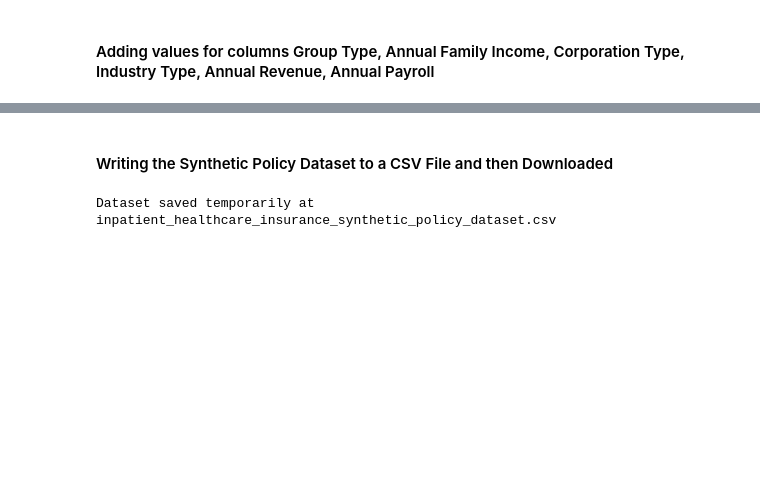
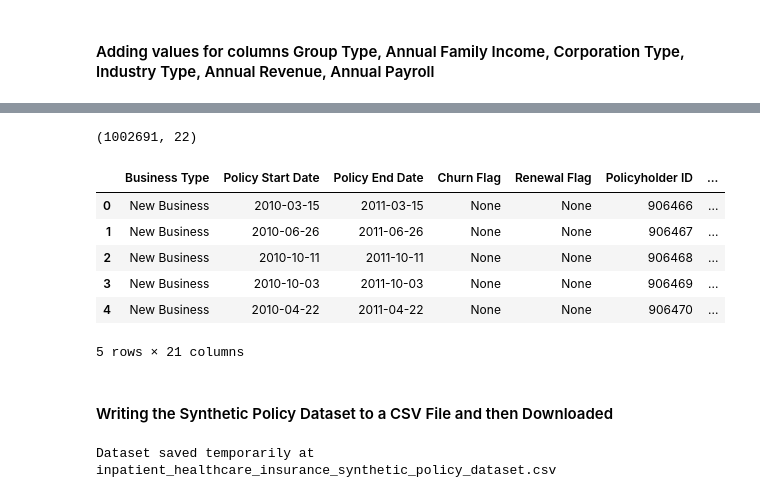
Before and after one commit to nikhitarao/nikhitarao_projects, a Jupyter notebook: Inpatient_Healthcare_Medical_Procedure_Synthetic_Data_Generation_Policy_Dataset.ipynb, the cells around one changed output, grey strips where cells are left out. Cells and saved outputs as stored; diff of their text form; code cells hidden in the pictures; blank space fills up the shorter version.

```diff
--- a/Inpatient_Healthcare_Medical_Procedure_Synthetic_Data_Generation_Policy_Dataset.ipynb
+++ b/Inpatient_Healthcare_Medical_Procedure_Synthetic_Data_Generation_Policy_Dataset.ipynb
@@ -598,3 +726,18 @@ dataset.shape
+# %%
+dataset.shape
+# %% [output]
+(1002691, 22)
+# %%
+dataset = dataset.drop(columns=["Year"], axis = 1)
+dataset.head()
+# %% [output]
+|  | Business Type | Policy Start Date | Policy End Date | Churn Flag | Renewal Flag | Policyholder ID | ... |
+| 0 | New Business | 2010-03-15 | 2011-03-15 | None | None | 906466 | ... |
+| 1 | New Business | 2010-06-26 | 2011-06-26 | None | None | 906467 | ... |
+| 2 | New Business | 2010-10-11 | 2011-10-11 | None | None | 906468 | ... |
+| 3 | New Business | 2010-10-03 | 2011-10-03 | None | None | 906469 | ... |
+| 4 | New Business | 2010-04-22 | 2011-04-22 | None | None | 906470 | ... |
+5 rows × 21 columns
 # %% [markdown]
 #### Writing the Synthetic Policy Dataset to a CSV File and then Downloaded
 # %%
```
Also changed, not shown: parts of 15 cells of this notebook.
